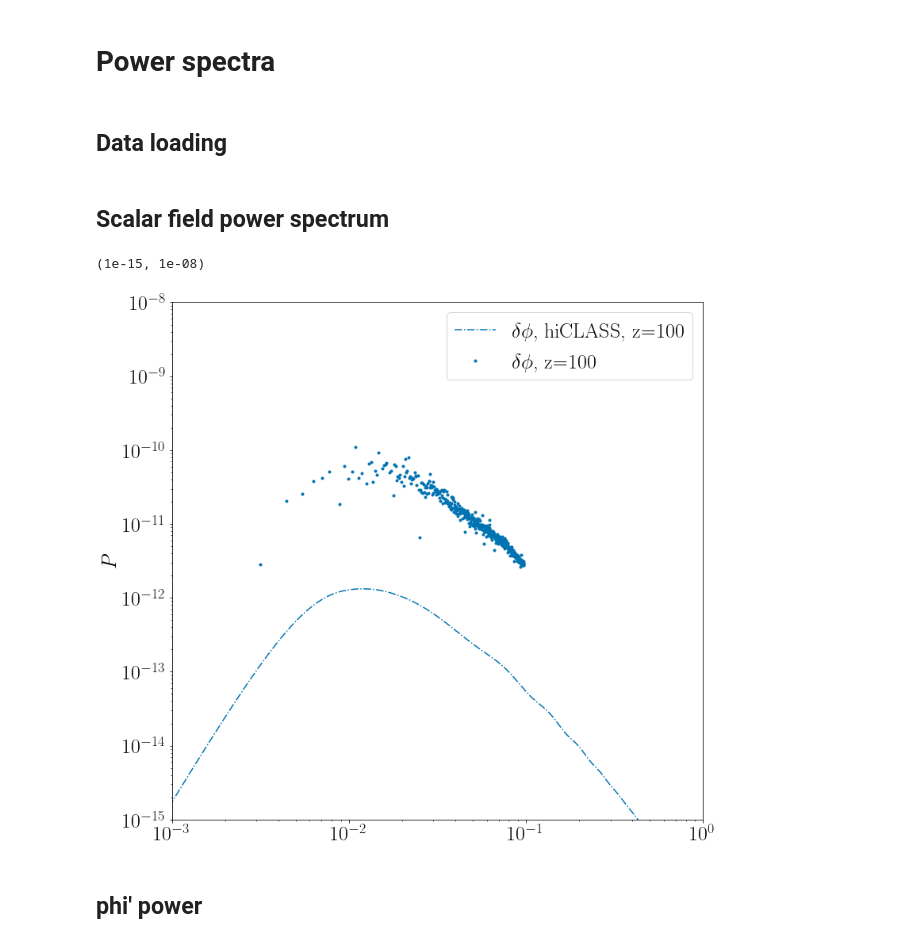
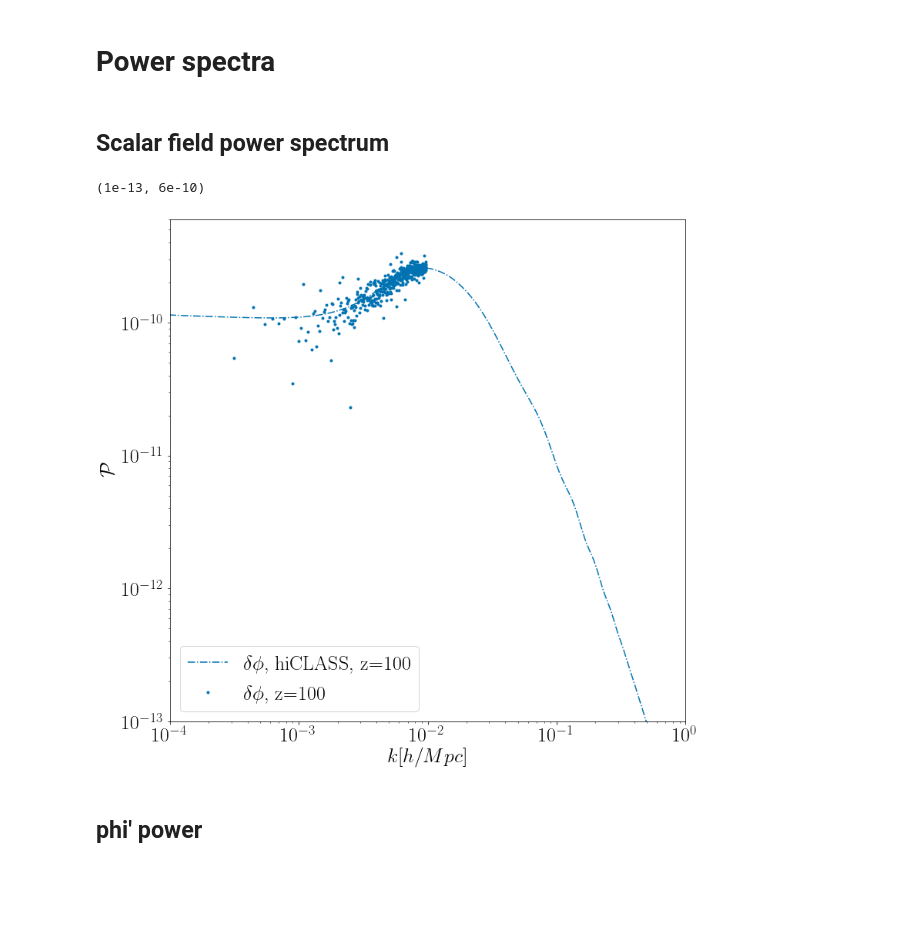
Before and after one commit to FarbodHassani/EQevolution, a Jupyter notebook: Notebook/Quintessence.ipynb, the cells around one changed output. Saved outputs shown, nothing was run; the diff lists cells and outputs as text; code cells hidden in the pictures; blank space fills up the shorter version.

```diff
--- a/Notebook/Quintessence.ipynb
+++ b/Notebook/Quintessence.ipynb
@@ -18,13 +18,18 @@ fig_size_y=14
 import seaborn as sns
 Colors = sns.color_palette("colorblind", 16).as_hex()
 # %%
-redshifts=[100 , 50 , 20,10];
+redshifts=[100, 90 , 50 , 20, 10, 0];
 gev_pi = [];
 gev_V_pi =[];
 class_tk = [];
+gev_m=[]
+gev_phi=[]
 for i in range(np.shape(redshifts)[0]):
     gev_pi.append(np.loadtxt("./../output/lcdm_pk00"+str(i)+"_pi.dat"))
     gev_V_pi.append(np.loadtxt("./../output/lcdm_pk00"+str(i)+"_V_pi.dat"))
+    gev_m.append(np.loadtxt("./../output/lcdm_pk00"+str(i)+"_delta.dat"))
+    gev_phi.append(np.loadtxt("./../output/lcdm_pk00"+str(i)+"_delta.dat"))
+
 for i in range(np.shape(redshifts)[0]):
     class_tk.append(np.loadtxt("./../../EQ_hi_class/output/quin_z"+str(i+1)+"_tk.dat"))
 gev_bg= np.loadtxt("./../output/quintessence_background.dat")
@@ -86,4 +39,2 @@ scalar_field_prime = (Vx_prime * scalar_p(zini) + Vx * (- Hconf(zini) * scalar_p
 # %% [markdown]
 # Power spectra
-# %% [markdown]
-## Data loading
@@ -100,49 +43,66 @@ scalar_field_prime = (Vx_prime * scalar_p(zini) + Vx * (- Hconf(zini) * scalar_p
 # %%
 plt.rc('text', usetex=True)
 font = {'family' : 'normal',
         'weight' : 'bold',
         'size'   : text_size}
 
 matplotlib.rc('font', **font)
 plt.figure(figsize=(12,12))
 
 #########
 ## scalar_field
 #########
+As=2.215*1.e-9;
+h=0.67556;
+kp=0.05/h;
+ns=0.9619;
+cs2=1.e-4;
+c=2.99792458*1.e5; #Km/s
+H0=100*h/c; #H0 in 1/Mpc unit. 0.00022593979933110373
+w=-0.9;
+k_q = class_tk[0][:,0];
+zini = 100.
+aini = 1./(1+zini);
+Normlization = As*(k_q/kp)**(ns-1.);
+######
 
-Hconf = interpolate.interp1d((1./gev_bg[:,2]) -1.,gev_bg[:,3]*H0)
-scalar = interpolate.interp1d((1./gev_bg[:,2]) -1.,gev_bg[:,4])
-scalar_p = interpolate.interp1d((1./gev_bg[:,2]) -1.,gev_bg[:,5])
-scalar_pp = interpolate.interp1d((1./gev_bg[:,2]) -1.,gev_bg[:,6])
+H0_hiclass = bg[-1:,3];
+a_hiclass = 1./(1.+bg[:,0])
 
+# Hconf = interpolate.interp1d(bg[:,0],bg[:,3])
+Hconf_hiclass = interpolate.interp1d(bg[:,0] ,bg[:,3] * a_hiclass  )
+scalar = interpolate.interp1d(bg[:,0],bg[:,29])
+scalar_p = interpolate.interp1d(bg[:,0],bg[:,30])
+scalar_pp = interpolate.interp1d(bg[:,0],bg[:,31])
 
-a_hiclass = 1./(1.+bg[:,0])
-Hconf_hiclass = interpolate.interp1d(bg[:,0] ,bg[:,3] * a_hiclass  )
-
-
+#  bg[::num,30]/(bg[-1:,3])
 
 
 ###### hiclass results:
-redshifts = [100]
+# redshifts = [100,50,20]
 l=0
-for i in range(1):
+for i in range(0,1):
     alpha = (class_tk[i][:,11] + 6.0 *class_tk[i][:,13] )/(2.*k_q*k_q);
     Vx = class_tk[i][:,5]
-    Vx = Vx + 0. * alpha; # gauge transfomration to the Newtonian gauge
-    delta_phi = Vx; #* Hconf_hiclass(0) * scalar_p(redshifts[i])/(1./(1+redshifts[i]))
+    Vx = Vx +  alpha/h/h; # gauge transfomration to the Newtonian gauge #NOTE that v_x is in [1/Mpc]
+    delta_phi = Vx * (1+redshifts[i]) * scalar_p(redshifts[i]);  #delta phi [hiclass] [1] = phi'[hiclass][1/T]/a * V_X (hiclass)[T]
+    #delta phi [gev] [1] = phi'[gev][1/T]/a * V_X (gev)[T] ## V_X(gev)[T] = V_X[hiclass][T] * H_0 [hiclass]/H0[gev]
+
+#   delta_phi = Vx * (1+redshifts[i]) * scalar_p(redshifts[i])/ Hconf_hiclass(0);  #
     plt.plot(class_tk[i][:,0], (delta_phi)**2* Normlization,"-.", color = Colors[l] , label = "$\delta \phi$, hiCLASS, z="+str(redshifts[i]))
 
     plt.plot(gev_V_pi[i][:,0],gev_pi[i][:,1],".", color = Colors[l] , label = "$\delta \phi$, z="+str(redshifts[i]))
     l=l+1
 plt.legend()
-plt.ylabel(r"$P$")
+plt.ylabel(r"$\mathcal{P}$")
+plt.xlabel(r"$k[h/Mpc]$")
 plt.xscale('log')
 plt.yscale('log')
-plt.xlim(1.e-3,1.e0)
-plt.ylim(1.e-15,1.e-8)
+plt.xlim(1.e-4,1.e0)
+plt.ylim(1.e-13,6.e-10)
 # %% [output]
-(1e-15, 1e-08)
+(1e-13, 6e-10)
-[figure, old version]
+[figure, new version]
 # %% [markdown]
 ## phi' power
 # %%
```
Also changed, not shown: parts of 41 cells of this notebook, 10 other files.
